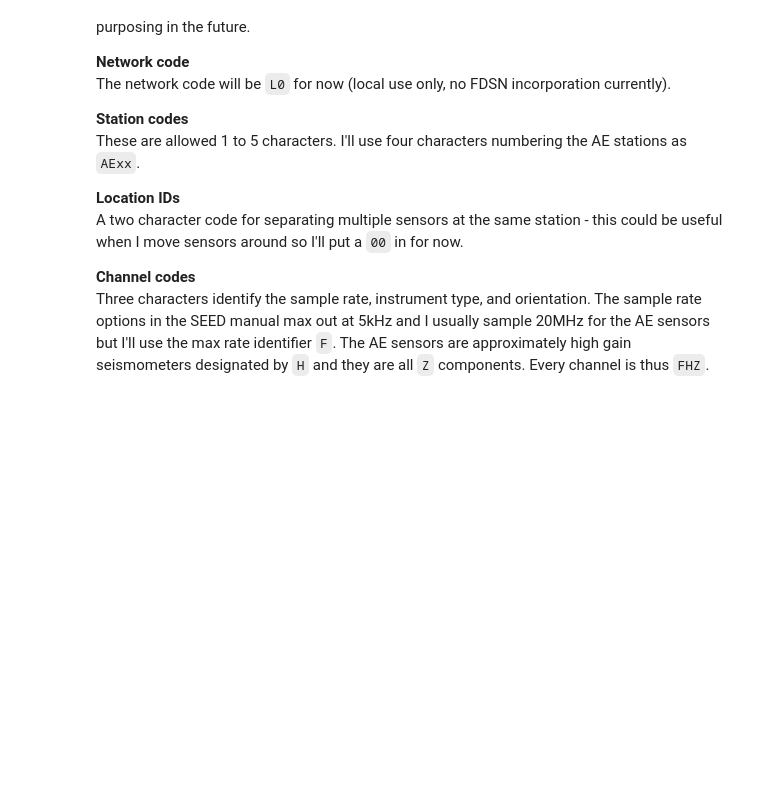
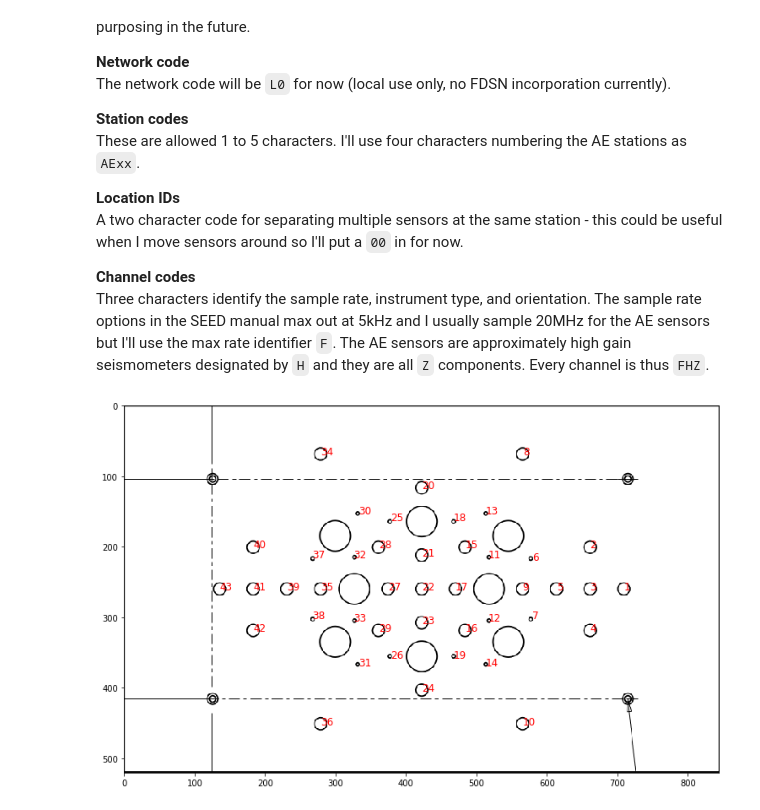
Before and after one commit to jes-p/Learning, a Jupyter notebook: ASDF/GLNN_StationXML.ipynb, the cells around one changed output. Cells and saved outputs as stored; diff of their text form; code cells hidden in the pictures; blank space fills up the shorter version.

```diff
--- a/ASDF/GLNN_StationXML.ipynb
+++ b/ASDF/GLNN_StationXML.ipynb
@@ -21,5 +21,17 @@ import matplotlib.image as mpimg
 import numpy as np
 # %%
 # Load and visualize station array
-x_cm = 2.54 * np.array([20.459 19.079 19.079 19.079 17.699 16.7 16.7 16.318 16.318 16.318 14.9 14.9 14.8 14.8 13.958 13.958 13.568 13.5 13.5 12.188 12.188 12.188 12.188 12.188 10.9 10.9 10.808 10.418 10.418 9.6 9.6 9.4 9.4 8.048 8.048 8.048 7.7 7.7 6.668 5.288 5.288 5.288 3.920])
-y_cm = 2.54 * np.array([7.5 9.2 7.5 5.8 7.5 8.7 6.3 13.02 7.5 1.98 8.8 6.2 10.6 4.4 9.2 5.8 7.5 10.3 4.7 11.64 8.88 7.5 6.12 3.36 10.3 4.7 7.5 9.2 5.8 10.6 4.4 8.8 6.2 13.02 7.5 1.98 8.8 6.3 7.5 9.2 7.5 5.8 7.5])
+# Note that all small holes on array.png have since been enlarged to accommodate sensors
+# The array was dimensioned in inches but all future references will expect centimeters
+x_cm = 2.54 * np.array([20.459, 19.079, 19.079, 19.079, 17.699, 16.7, 16.7, 16.318, 16.318, 16.318, 14.9, 14.9, 14.8, 14.8, 13.958, 13.958, 13.568, 13.5, 13.5, 12.188, 12.188, 12.188, 12.188, 12.188, 10.9, 10.9, 10.808, 10.418, 10.418, 9.6, 9.6, 9.4, 9.4, 8.048, 8.048, 8.048, 7.7, 7.7, 6.668, 5.288, 5.288, 5.288, 3.920])
+y_cm = 2.54 * np.array([7.5, 9.2, 7.5, 5.8, 7.5, 8.7, 6.3, 13.02, 7.5, 1.98, 8.8, 6.2, 10.6, 4.4, 9.2, 5.8, 7.5, 10.3, 4.7, 11.64, 8.88, 7.5, 6.12, 3.36, 10.3, 4.7, 7.5, 9.2, 5.8, 10.6, 4.4, 8.8, 6.2, 13.02, 7.5, 1.98, 8.8, 6.3, 7.5, 9.2, 7.5, 5.8, 7.5])
+array_img = mpimg.imread('array.png')
+
+fig, ax = plt.subplots(figsize=(15,8))
+ax.imshow(array_img)
+for i, (x, y) in enumerate(zip(x_cm, y_cm)):
+    xt = (x/(24.375*2.54) * 845) # transform x_cm through inches to pixels on array.png
+    yt = ((15*2.54 - y)/(15*2.54)) * 521 # transform y_cm through inches to pixels
+    plt.text(xt, yt, str(i+1), color="red", fontsize=12) # i is 0-indexed, sensors start at 1
+# %% [output]
+[figure, added]
```
Also changed, not shown: parts of 8 cells of this notebook, 1 other file.
